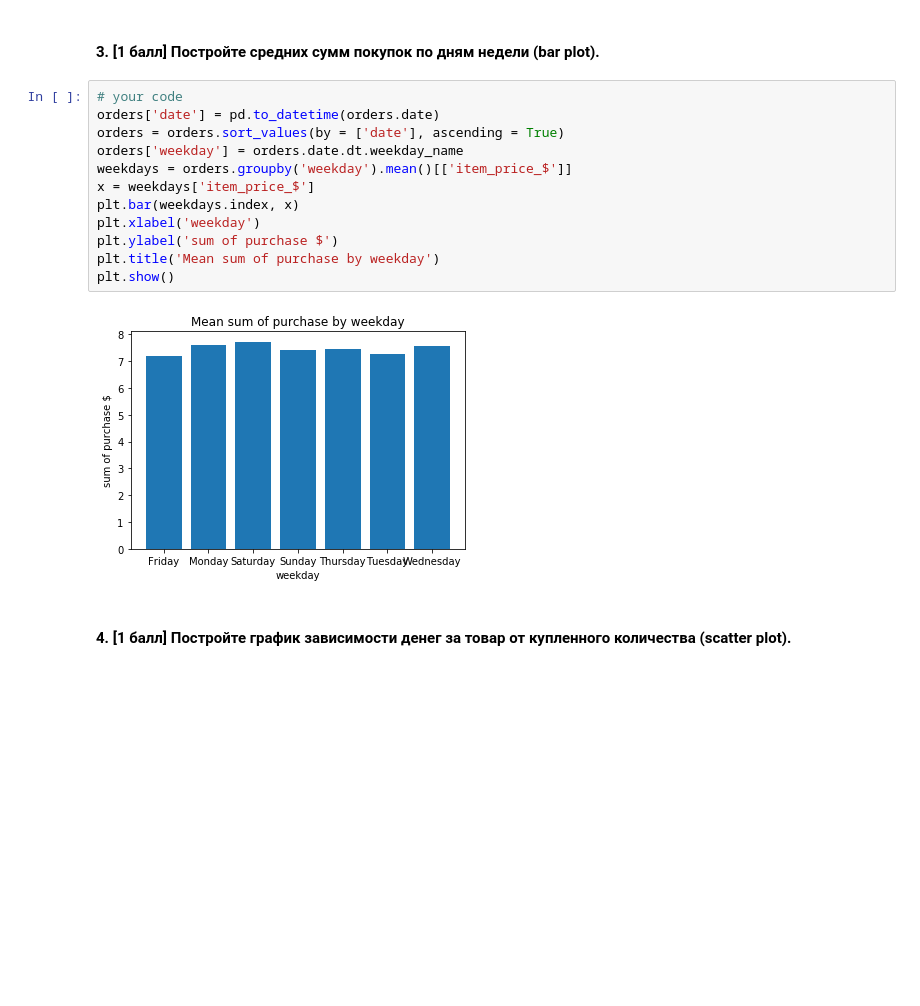
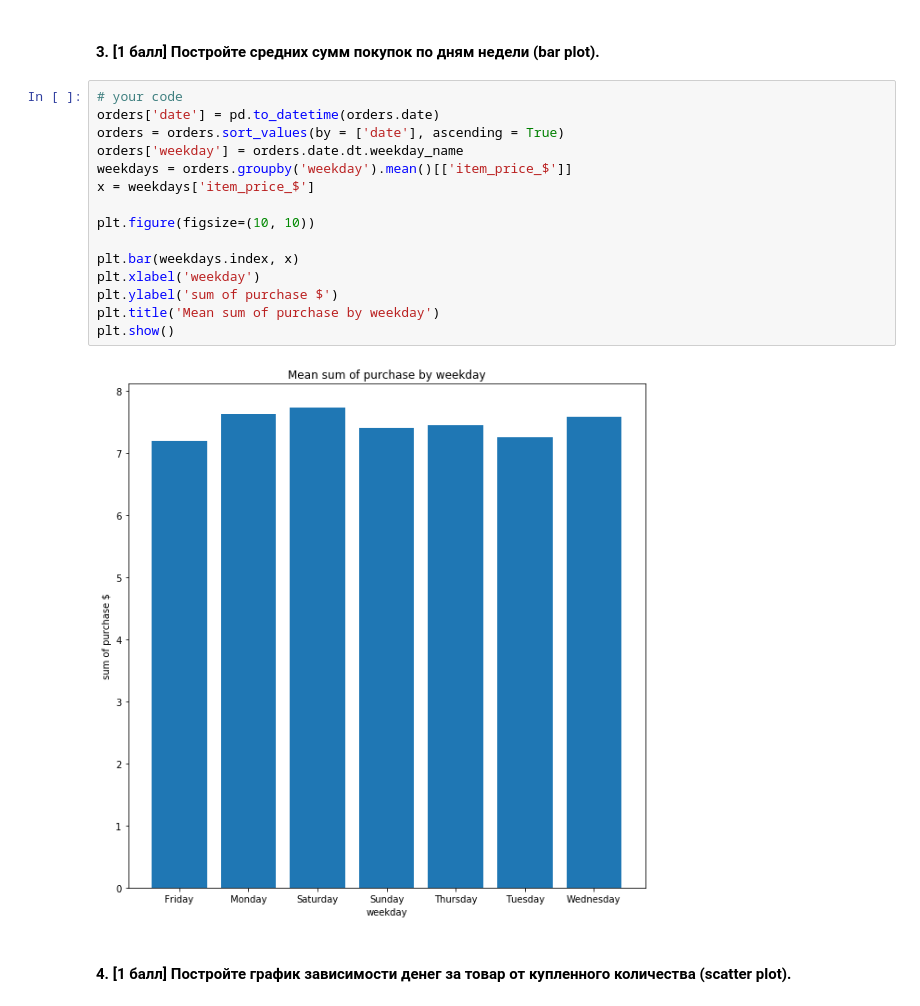
Before and after one commit to hse-mlearn/ha-01-KostyaEsyutin, a Jupyter notebook: hw1.ipynb, the cells around one changed output. Saved outputs shown, nothing was run; the diff lists cells and outputs as text; blank space fills up the shorter version.

```diff
--- a/hw1.ipynb
+++ b/hw1.ipynb
@@ -363,17 +382,20 @@ orders['date'] = orders.order_id.map(dates['date'])
 # %%
 # your code
 orders['date'] = pd.to_datetime(orders.date)
 orders = orders.sort_values(by = ['date'], ascending = True)
 orders['weekday'] = orders.date.dt.weekday_name
 weekdays = orders.groupby('weekday').mean()[['item_price_$']]
 x = weekdays['item_price_$']
+
+plt.figure(figsize=(10, 10))
+
 plt.bar(weekdays.index, x)
 plt.xlabel('weekday')
 plt.ylabel('sum of purchase $')
 plt.title('Mean sum of purchase by weekday')
 plt.show()
 # %% [output]
-[figure, old version]
+[figure, new version]
 # %% [markdown]
 #### 4. [1 балл] Постройте график зависимости денег за товар от купленного количества (scatter plot).
 # %%
```
Also changed, not shown: parts of 4 cells of this notebook.
